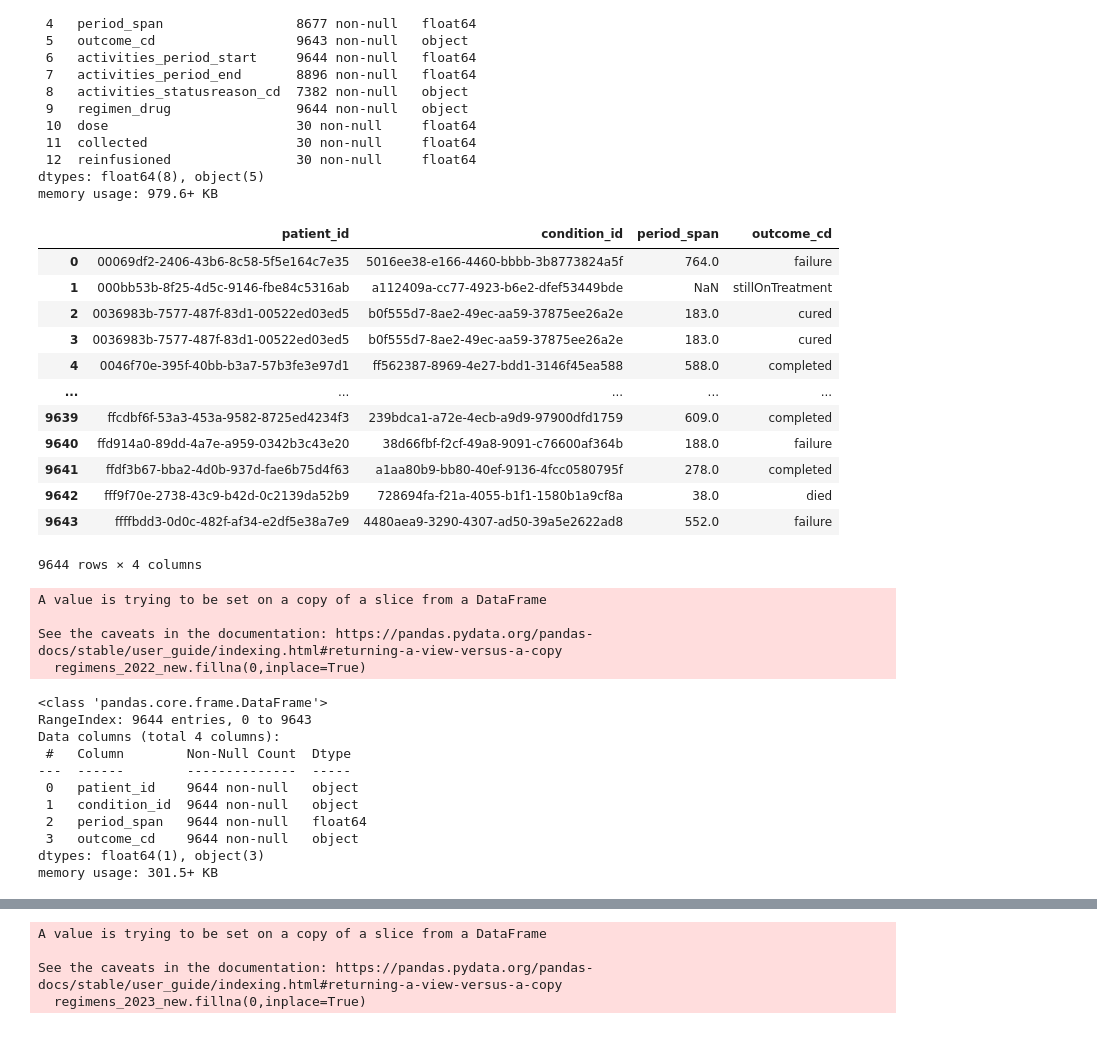
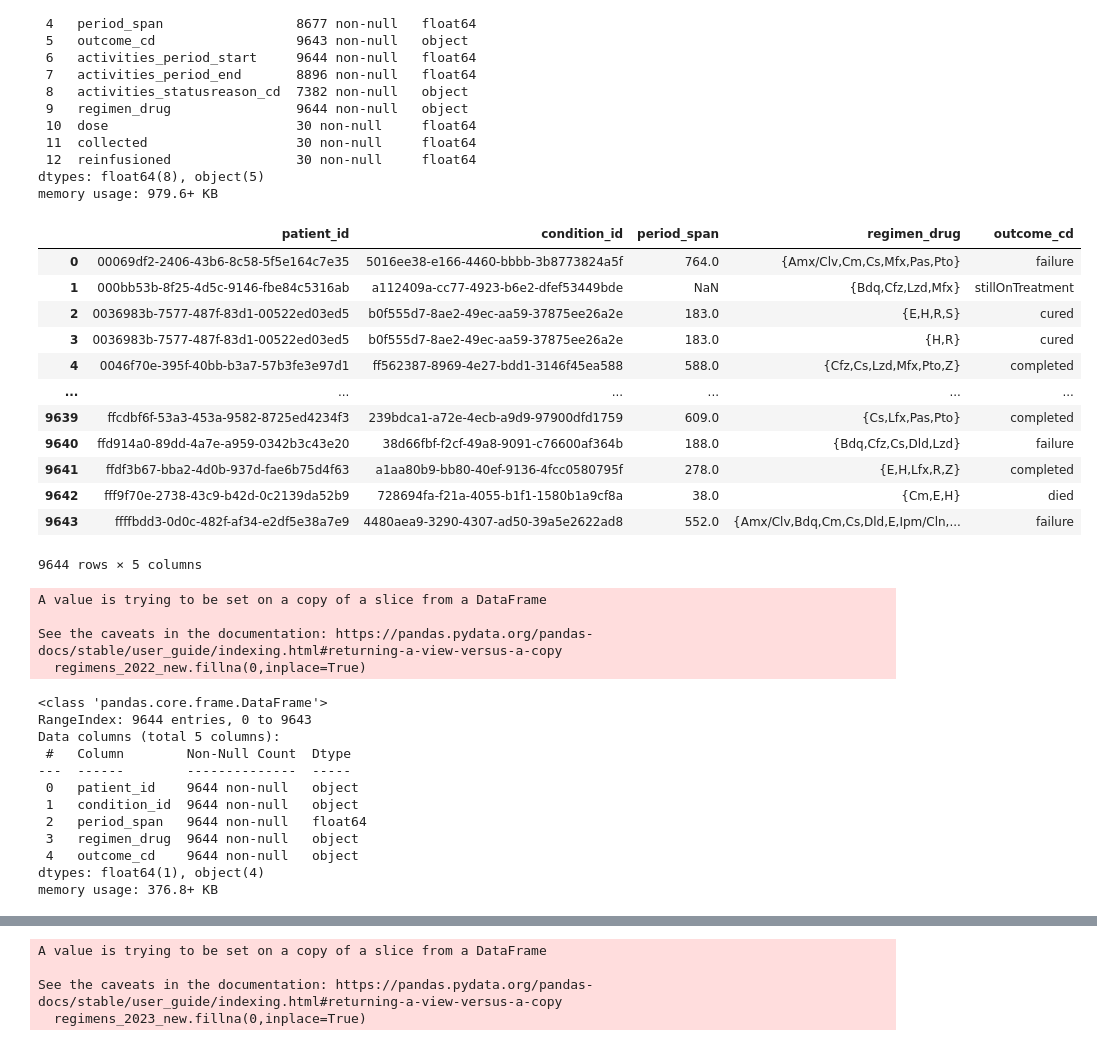
Before and after one commit to Taoheed-O/Tuberculosis_Survival_prediction, a Jupyter notebook: Data_analysis.ipynb, the cells around one changed output, grey strips where cells are left out. Drawn from its saved outputs; the diff is of its cells as text; code cells hidden in the pictures.

Commit message:
data analysis

```diff
--- a/Data_analysis.ipynb
+++ b/Data_analysis.ipynb
@@ -369,27 +369,28 @@ memory usage: 979.6+ KB
 # %%
 regimens_column_list_2022
 regimens_column_list_needed = ['patient_id',
  'condition_id',
  'period_span',
+ 'regimen_drug',
  'outcome_cd']
 
 regimens_2022_new = regimens_2022_copy[regimens_column_list_needed]
 
 regimens_2022_new
 # %% [output]
-|  | patient_id | condition_id | period_span | outcome_cd |
-| 0 | 00069df2-2406-43b6-8c58-5f5e164c7e35 | 5016ee38-e166-4460-bbbb-3b8773824a5f | 764.0 | failure |
-| 1 | 000bb53b-8f25-4d5c-9146-fbe84c5316ab | a112409a-cc77-4923-b6e2-dfef53449bde | NaN | stillOnTreatment |
-| 2 | 0036983b-7577-487f-83d1-00522ed03ed5 | b0f555d7-8ae2-49ec-aa59-37875ee26a2e | 183.0 | cured |
-| 3 | 0036983b-7577-487f-83d1-00522ed03ed5 | b0f555d7-8ae2-49ec-aa59-37875ee26a2e | 183.0 | cured |
-| 4 | 0046f70e-395f-40bb-b3a7-57b3fe3e97d1 | ff562387-8969-4e27-bdd1-3146f45ea588 | 588.0 | completed |
-| ... | ... | ... | ... | ... |
-| 9639 | ffcdbf6f-53a3-453a-9582-8725ed4234f3 | 239bdca1-a72e-4ecb-a9d9-97900dfd1759 | 609.0 | completed |
-| 9640 | ffd914a0-89dd-4a7e-a959-0342b3c43e20 | 38d66fbf-f2cf-49a8-9091-c76600af364b | 188.0 | failure |
-| 9641 | ffdf3b67-bba2-4d0b-937d-fae6b75d4f63 | a1aa80b9-bb80-40ef-9136-4fcc0580795f | 278.0 | completed |
-| 9642 | fff9f70e-2738-43c9-b42d-0c2139da52b9 | 728694fa-f21a-4055-b1f1-1580b1a9cf8a | 38.0 | died |
-| 9643 | ffffbdd3-0d0c-482f-af34-e2df5e38a7e9 | 4480aea9-3290-4307-ad50-39a5e2622ad8 | 552.0 | failure |
+|  | patient_id | condition_id | period_span | regimen_drug | outcome_cd |
+| 0 | 00069df2-2406-43b6-8c58-5f5e164c7e35 | 5016ee38-e166-4460-bbbb-3b8773824a5f | 764.0 | {Amx/Clv,Cm,Cs,Mfx,Pas,Pto} | failure |
+| 1 | 000bb53b-8f25-4d5c-9146-fbe84c5316ab | a112409a-cc77-4923-b6e2-dfef53449bde | NaN | {Bdq,Cfz,Lzd,Mfx} | stillOnTreatment |
+| 2 | 0036983b-7577-487f-83d1-00522ed03ed5 | b0f555d7-8ae2-49ec-aa59-37875ee26a2e | 183.0 | {E,H,R,S} | cured |
+| 3 | 0036983b-7577-487f-83d1-00522ed03ed5 | b0f555d7-8ae2-49ec-aa59-37875ee26a2e | 183.0 | {H,R} | cured |
+| 4 | 0046f70e-395f-40bb-b3a7-57b3fe3e97d1 | ff562387-8969-4e27-bdd1-3146f45ea588 | 588.0 | {Cfz,Cs,Lzd,Mfx,Pto,Z} | completed |
+| ... | ... | ... | ... | ... | ... |
+| 9639 | ffcdbf6f-53a3-453a-9582-8725ed4234f3 | 239bdca1-a72e-4ecb-a9d9-97900dfd1759 | 609.0 | {Cs,Lfx,Pas,Pto} | completed |
+| 9640 | ffd914a0-89dd-4a7e-a959-0342b3c43e20 | 38d66fbf-f2cf-49a8-9091-c76600af364b | 188.0 | {Bdq,Cfz,Cs,Dld,Lzd} | failure |
+| 9641 | ffdf3b67-bba2-4d0b-937d-fae6b75d4f63 | a1aa80b9-bb80-40ef-9136-4fcc0580795f | 278.0 | {E,H,Lfx,R,Z} | completed |
+| 9642 | fff9f70e-2738-43c9-b42d-0c2139da52b9 | 728694fa-f21a-4055-b1f1-1580b1a9cf8a | 38.0 | {Cm,E,H} | died |
+| 9643 | ffffbdd3-0d0c-482f-af34-e2df5e38a7e9 | 4480aea9-3290-4307-ad50-39a5e2622ad8 | 552.0 | {Amx/Clv,Bdq,Cm,Cs,Dld,E,Ipm/Cln,... | failure |
-9644 rows × 4 columns
+9644 rows × 5 columns
 # %%
 regimens_2022_new.fillna(0,inplace=True)
 # %% [output]
@@ -402,15 +403,16 @@ regimens_2022_new.info()
 # %% [output]
 <class 'pandas.core.frame.DataFrame'>
 RangeIndex: 9644 entries, 0 to 9643
-Data columns (total 4 columns):
+Data columns (total 5 columns):
  #   Column        Non-Null Count  Dtype
 ---  ------        --------------  -----
  0   patient_id    9644 non-null   object
  1   condition_id  9644 non-null   object
  2   period_span   9644 non-null   float64
- 3   outcome_cd    9644 non-null   object
-dtypes: float64(1), object(3)
-memory usage: 301.5+ KB
+ 3   regimen_drug  9644 non-null   object
+ 4   outcome_cd    9644 non-null   object
+dtypes: float64(1), object(4)
+memory usage: 376.8+ KB
 # %%
 regimens_2023_new = regimens_2023_copy[regimens_column_list_needed]
 
```
Also changed, not shown: parts of 7 cells of this notebook.
